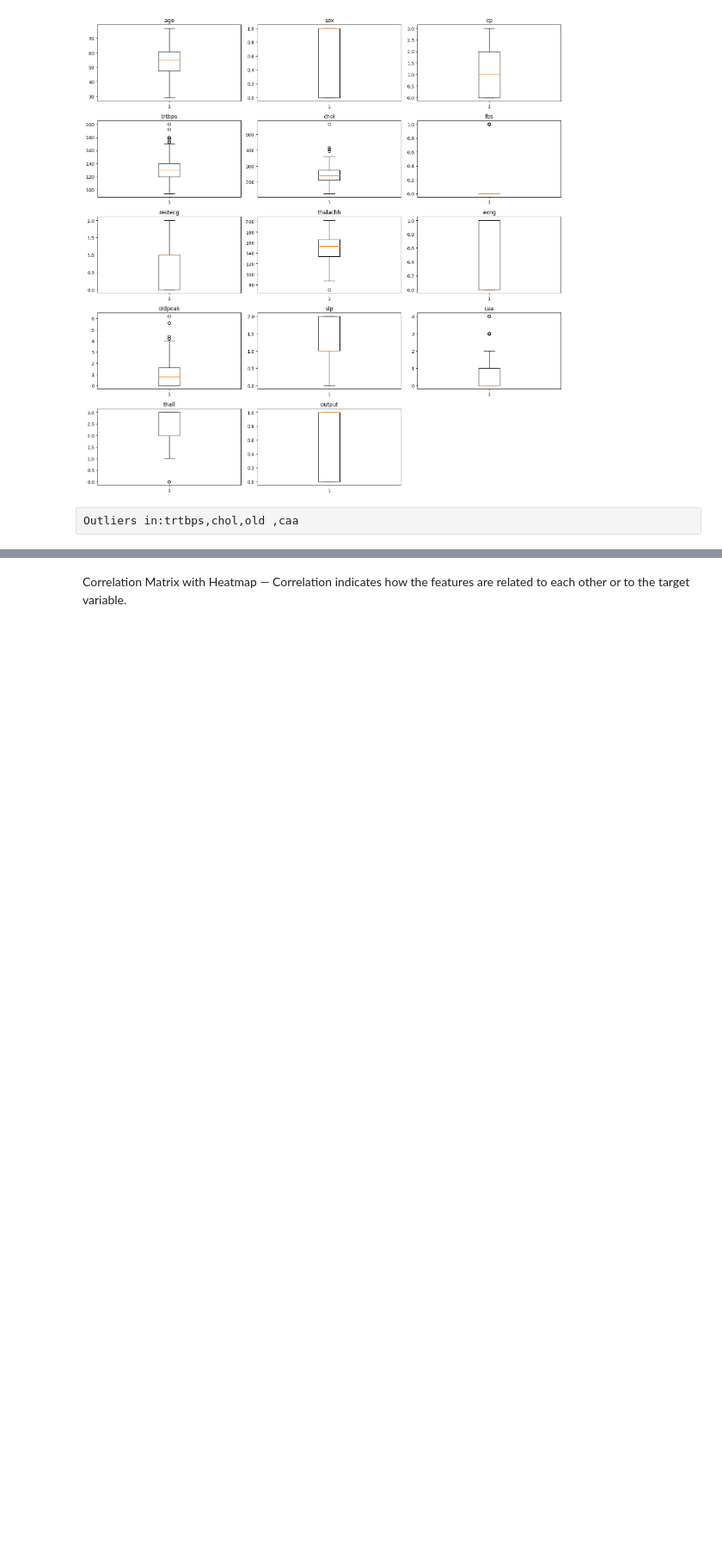
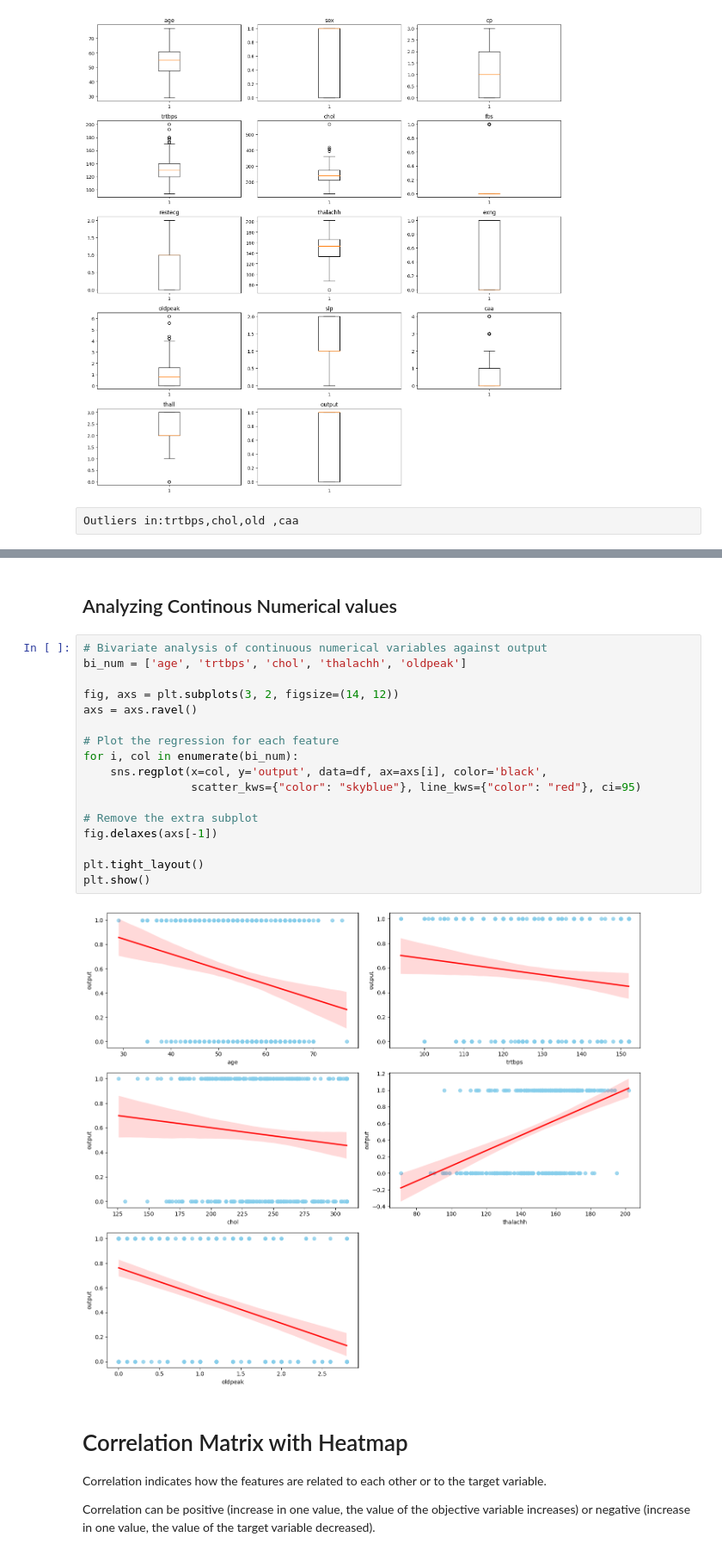
Before and after one commit to Kaushal99999/MinorProject, a Jupyter notebook: HeartAttackRisk.ipynb, the cells around one changed output, grey strips where cells are left out. Shown: that part at 86% size. Drawn from its saved outputs; the diff is of its cells as text; blank space fills up the shorter version.

Commit message:
Bivariate Analysis

```diff
--- a/HeartAttackRisk.ipynb
+++ b/HeartAttackRisk.ipynb
@@ -244,5 +264,29 @@ plt.show()
+# %% [markdown]
+## Analyzing Continous Numerical values
+# %%
+# Bivariate analysis of continuous numerical variables against output
+bi_num = ['age', 'trtbps', 'chol', 'thalachh', 'oldpeak']
+
+fig, axs = plt.subplots(3, 2, figsize=(14, 12))
+axs = axs.ravel()
+
+# Plot the regression for each feature
+for i, col in enumerate(bi_num):
+    sns.regplot(x=col, y='output', data=df, ax=axs[i], color='black',
+                scatter_kws={"color": "skyblue"}, line_kws={"color": "red"}, ci=95)
+
+# Remove the extra subplot
+fig.delaxes(axs[-1])
+
+plt.tight_layout()
+plt.show()
+# %% [output]
+[figure, added]
 # %% [markdown]
-Correlation Matrix with Heatmap — Correlation indicates how the features are related to each other or to the target variable.
+# Correlation Matrix with Heatmap
+Correlation indicates how the features are related to each other or to the target variable.
+
+Correlation can be positive (increase in one value, the value of the objective variable increases) or negative (increase in one value, the value of the target variable decreased).
 # %%
 plt.figure(figsize=(12,10))
 sns.heatmap(df.corr(),annot=True,cmap="magma",fmt='.2f')
```
Also changed, not shown: parts of 15 cells of this notebook.
